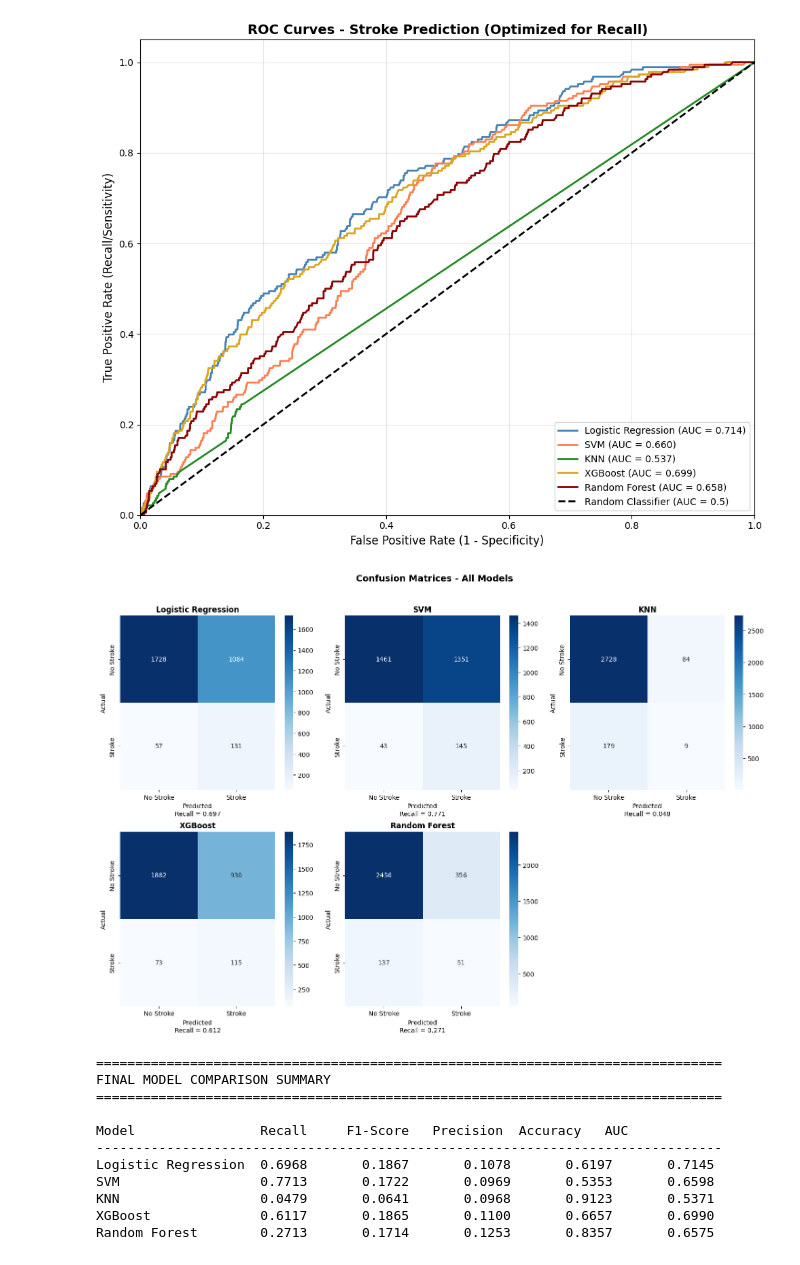
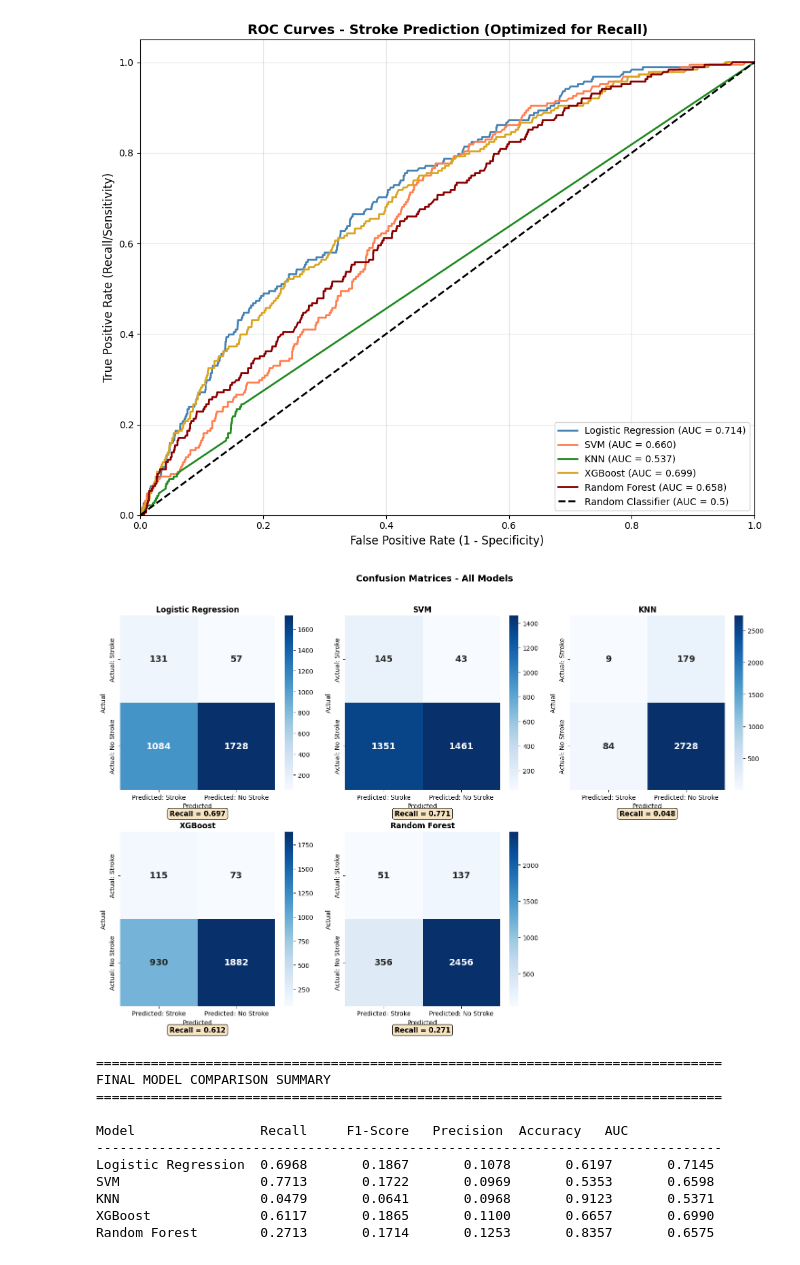
Before and after one commit to seoserang/phys255ml, a Jupyter notebook: 999 Final Project/finalproject.ipynb, the cells around one changed output. Saved outputs shown, nothing was run; the diff lists cells and outputs as text; code cells hidden in the pictures.

```diff
--- a/999 Final Project/finalproject.ipynb
+++ b/999 Final Project/finalproject.ipynb
@@ -838,33 +838,44 @@ plt.show()
 # %% [output]
 [figure]
 # %%
-# Plot confusion matrices for all models
+# Plot confusion matrices for all models (clean - no text inside)
 fig, axes = plt.subplots(2, 3, figsize=(15, 10))
 axes = axes.flatten()
 
 cms = [lr_cm, svm_cm, knn_cm, xgb_cm, rf_cm]
 model_names = ['Logistic Regression', 'SVM', 'KNN', 'XGBoost', 'Random Forest']
+recalls = [lr_recall, svm_recall, knn_recall, xgb_recall, rf_recall]
 
-for idx, (cm, name) in enumerate(zip(cms, model_names)):
+for idx, (cm, name, recall_val) in enumerate(zip(cms, model_names, recalls)):
     ax = axes[idx]
-    sns.heatmap(cm, annot=True, fmt='d', cmap='Blues', ax=ax,
-                xticklabels=['No Stroke', 'Stroke'],
-                yticklabels=['No Stroke', 'Stroke'])
+
+    # Reorder: [[TP, FN], [FP, TN]]
+    cm_reordered = [[cm[1,1], cm[1,0]], [cm[0,1], cm[0,0]]]
+
+    # Plot heatmap with NO annotations inside
+    sns.heatmap(cm_reordered, annot=True, fmt='d', cmap='Blues', ax=ax,
+                xticklabels=['Predicted: Stroke', 'Predicted: No Stroke'],
+                yticklabels=['Actual: Stroke', 'Actual: No Stroke'],
+                annot_kws={'size': 14, 'fontweight': 'bold'})  # Just numbers, no words
+
     ax.set_title(f'{name}', fontsize=12, fontweight='bold')
-    ax.set_xlabel('Predicted')
-    ax.set_ylabel('Actual')
+    ax.set_xlabel('Predicted', fontsize=10)
+    ax.set_ylabel('Actual', fontsize=10)
 
-    # Add recall annotation
-    recall_val = [lr_recall, svm_recall, knn_recall, xgb_recall, rf_recall][idx]
+    # Add recall annotation below the plot
     ax.text(0.5, -0.15, f'Recall = {recall_val:.3f}',
-            transform=ax.transAxes, ha='center', fontsize=10)
+            transform=ax.transAxes, ha='center', fontsize=11, fontweight='bold',
+            bbox=dict(boxstyle='round', facecolor='wheat', alpha=0.8))
 
+# Hide the 6th subplot (empty)
 axes[5].set_visible(False)
-plt.suptitle('Confusion Matrices - All Models', fontsize=14, fontweight='bold', y=1.02)
+
+plt.suptitle('Confusion Matrices - All Models',
+             fontsize=14, fontweight='bold', y=1.02)
 plt.tight_layout()
 plt.show()
 # %% [output]
-[figure, old version]
+[figure, new version]
 # %%
 # Create a summary DataFrame
 summary_data = {
```
Also changed, not shown: parts of 1 cell of this notebook.
